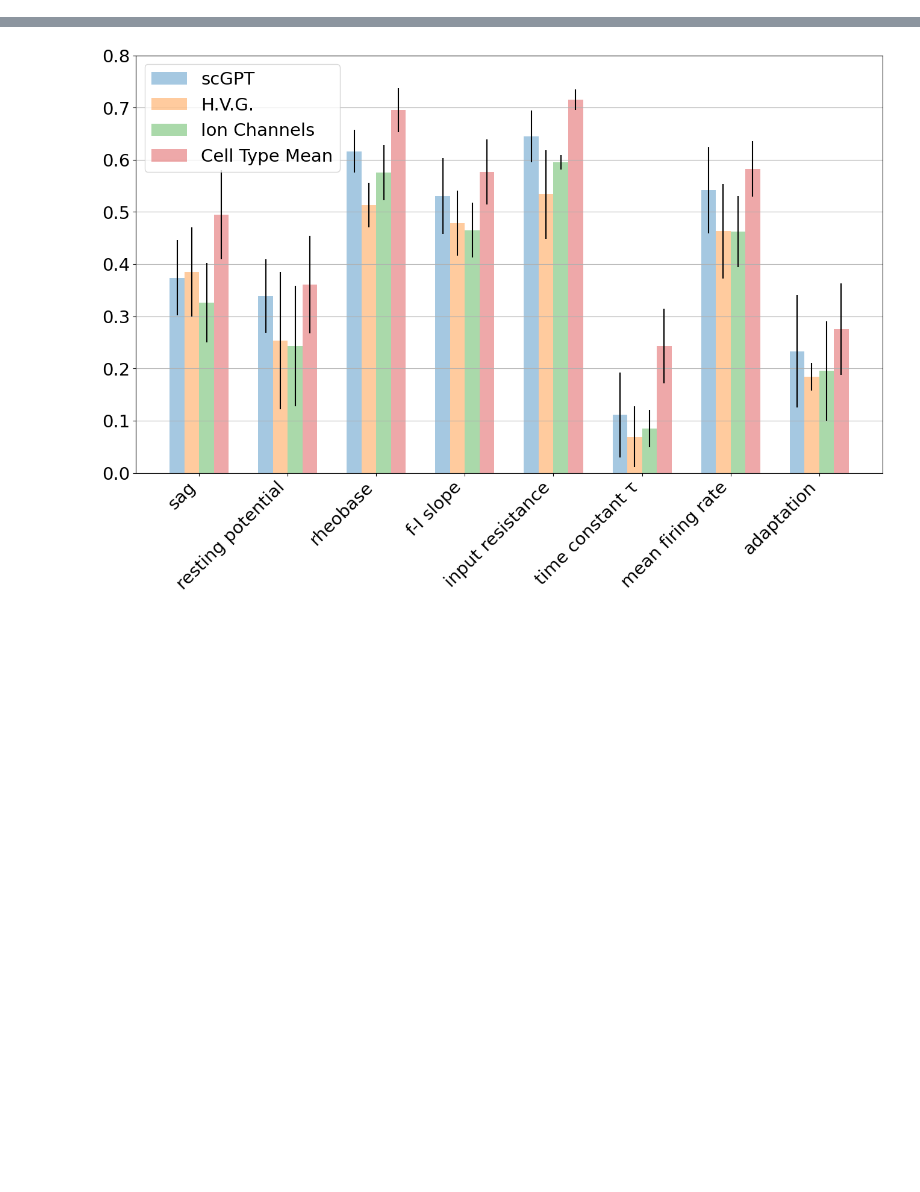
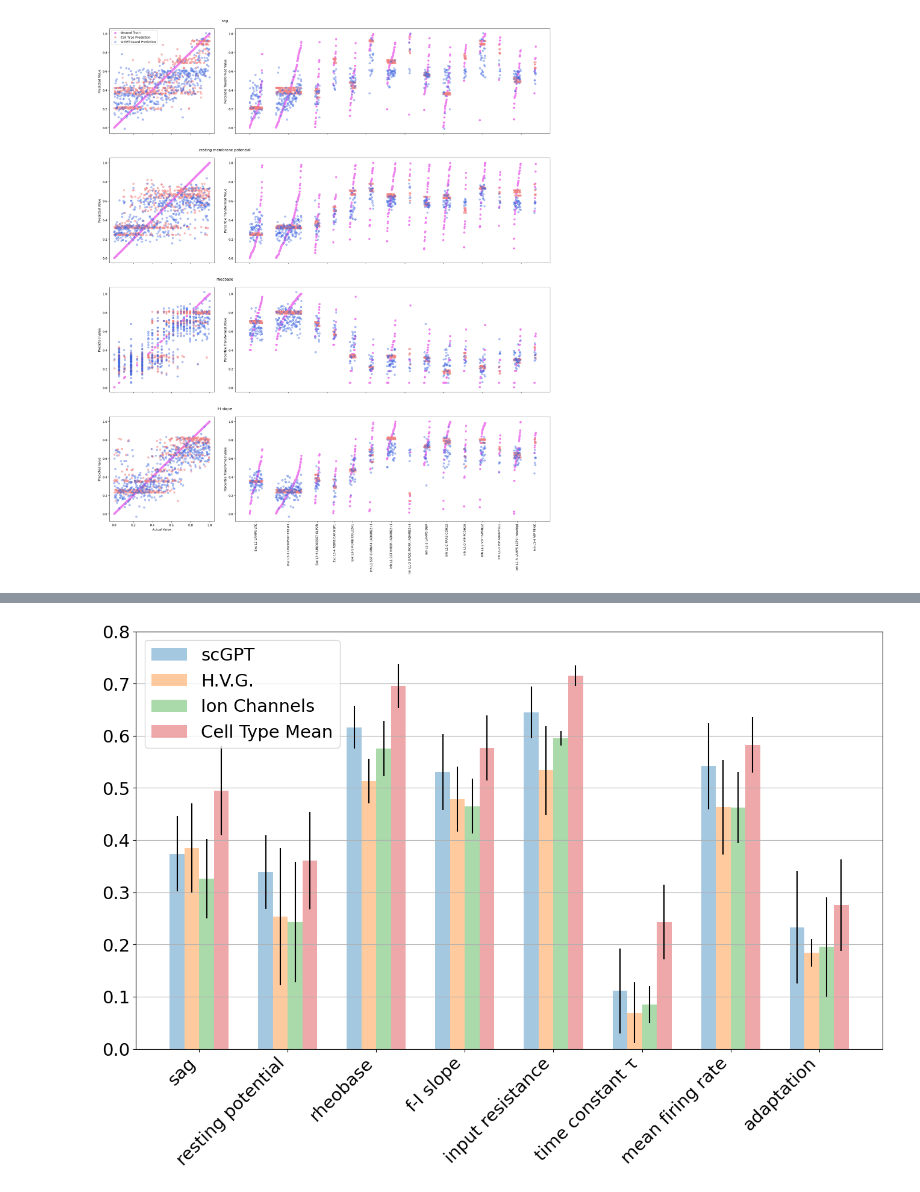
Before and after one commit to Player1HS/TransformerEphysPrediction, a Jupyter notebook: Human/wo_types_comparison/wo_types_plotting.ipynb, the cells around one changed output, grey strips where cells are left out. Drawn from its saved outputs; the diff is of its cells as text; code cells hidden in the pictures; blank space fills up the shorter version.

```diff
--- a/Human/wo_types_comparison/wo_types_plotting.ipynb
+++ b/Human/wo_types_comparison/wo_types_plotting.ipynb
@@ -53,8 +53,8 @@ def seed_everything(seed):
 seed = 13
 seed_everything(seed)
 # %%
-cell_embeddings_adata = anndata.read_h5ad("../Data Preprocessing/cell_embeddings_adata.h5ad")
-combined_ephys_df = pd.read_pickle("../Data Preprocessing/combined_ephys_df.pkl")
+cell_embeddings_adata = anndata.read_h5ad("../../Human/Data Preprocessing/cell_embeddings_adata.h5ad")
+combined_ephys_df = pd.read_pickle("../../Human/Data Preprocessing/combined_ephys_df.pkl")
 
 models = ["scgpt", "hvg", "ion"]
 
@@ -62,3 +62,5 @@ with open('wo_types_results.pkl', 'rb') as f:
     results = pickle.load(f)
 shuffled_cell_indices = np.load('wo_types_shuffled_cell_indices.npy')
 ephys_truth = np.load('wo_types_ephys_truth.npy')
+
+ephys_feature_names = [col for col in combined_ephys_df.columns if col != "SpecimenID"]
@@ -222,0 +67,85 @@ plt.show()
+# %%
+n_features_to_plot = 4
+
+fig = plt.figure(figsize=(26, 24))
+subfigs = fig.subfigures(nrows=4, ncols=1, hspace=-0.05)
+
+all_cell_types = list(cell_embeddings_adata.obs["CellType"])
+
+for i, subfig in enumerate(subfigs):
+    feature_name = ephys_feature_names[i]
+
+    axes = subfig.subplots(nrows=1, ncols=2, gridspec_kw={"width_ratios": [1, 3], "wspace": 0.1})
+    ax_left, ax_right = axes
+
+    bbox_left = ax_left.get_position()
+    bbox_right = ax_right.get_position()
+    mid_x = (bbox_left.x1 + bbox_right.x0) / 2
+    subfig.suptitle(feature_name, x=mid_x, y=0.95)
+
+    scgpt_preds = deepcopy(results["scgpt"]["predictions"][:, i])
+    baseline_preds = deepcopy(results["cell type mean"]["predictions"][:, i])
+    truth = deepcopy(ephys_truth[:, i])
+
+    # LEFT PANEL
+    ax_left.scatter(truth, truth, color="violet", label="Ground Truth" if i == 0 else "", alpha=1)
+    ax_left.scatter(truth, baseline_preds, color="lightcoral", label="Cell Type Prediction" if i == 0 else "", alpha=0.5)
+    ax_left.scatter(truth, scgpt_preds, color="royalblue", label="scGPT-based Prediction" if i == 0 else "", alpha=0.4)
+    ax_left.set_ylabel("Predicted Value")
+
+    if i == n_features_to_plot - 1:
+        ax_left.set_xlabel("Actual Value")
+    else:
+        ax_left.tick_params(axis='x', which='both', labelbottom=False)
+
+    # RIGHT PANEL
+    sorted_cell_indices = deepcopy(shuffled_cell_indices)
+
+    zipped = zip(scgpt_preds, baseline_preds, truth, sorted_cell_indices)
+    sorted_zipped = sorted(zipped, key=lambda x: x[2])
+    (sorted_scgpt_preds, sorted_baseline_preds, sorted_truth, sorted_cell_indices) = zip(*sorted_zipped)
+
+    ordered_cell_types = [all_cell_types[idx] for idx in sorted_cell_indices]
+    unique_cell_types = sorted(set(ordered_cell_types))
+
+    grouped_data = {cell_type: [] for cell_type in unique_cell_types}
+    for j, cell_type in enumerate(ordered_cell_types):
+        grouped_data[cell_type].append((sorted_scgpt_preds[j], sorted_baseline_preds[j], sorted_truth[j]))
+
+    current_position = 0
+    cell_type_positions = []
+
+    spacing = 70
+
+    for cell_type in unique_cell_types:
+
+        data = grouped_data[cell_type]
+        n = len(data)
+
+        x_pos = np.arange(current_position, current_position + n)
+
+        cell_type_positions.append(current_position + n / 2)
+
+        scgpt_vals = [d[0] for d in data]
+        baseline_vals = [d[1] for d in data]
+        truth_vals = [d[2] for d in data]
+
+        ax_right.scatter(x_pos, truth_vals, color="violet", label="Ground Truth" if i == 0 and current_position == 0 else "", alpha=1)
+        ax_right.scatter(x_pos, baseline_vals, color="lightcoral", label="Cell Type Prediction" if i == 0 and current_position == 0 else "", alpha=0.5)
+        ax_right.scatter(x_pos, scgpt_vals, color="royalblue", label="scGPT-based Prediction" if i == 0 and current_position == 0 else "", alpha=0.4)
+
+        current_position += n + spacing
+
+    ax_right.set_ylabel("Percentile Transformed Value")
+
+    if i == n_features_to_plot - 1:
+        ax_right.set_xticks(cell_type_positions)
+        ax_right.set_xticklabels(unique_cell_types, rotation=90)
+    else:
+        ax_right.tick_params(axis='x', which='both', labelbottom=False)
+
+subfigs[0].axes[0].legend(loc="upper left")
+plt.show()
+fig.savefig('Figures/wotypesscatter1.pdf', bbox_inches='tight')
+# %% [output]
+[figure, added]
```
Also changed, not shown: parts of 5 cells of this notebook, 4 other files.
